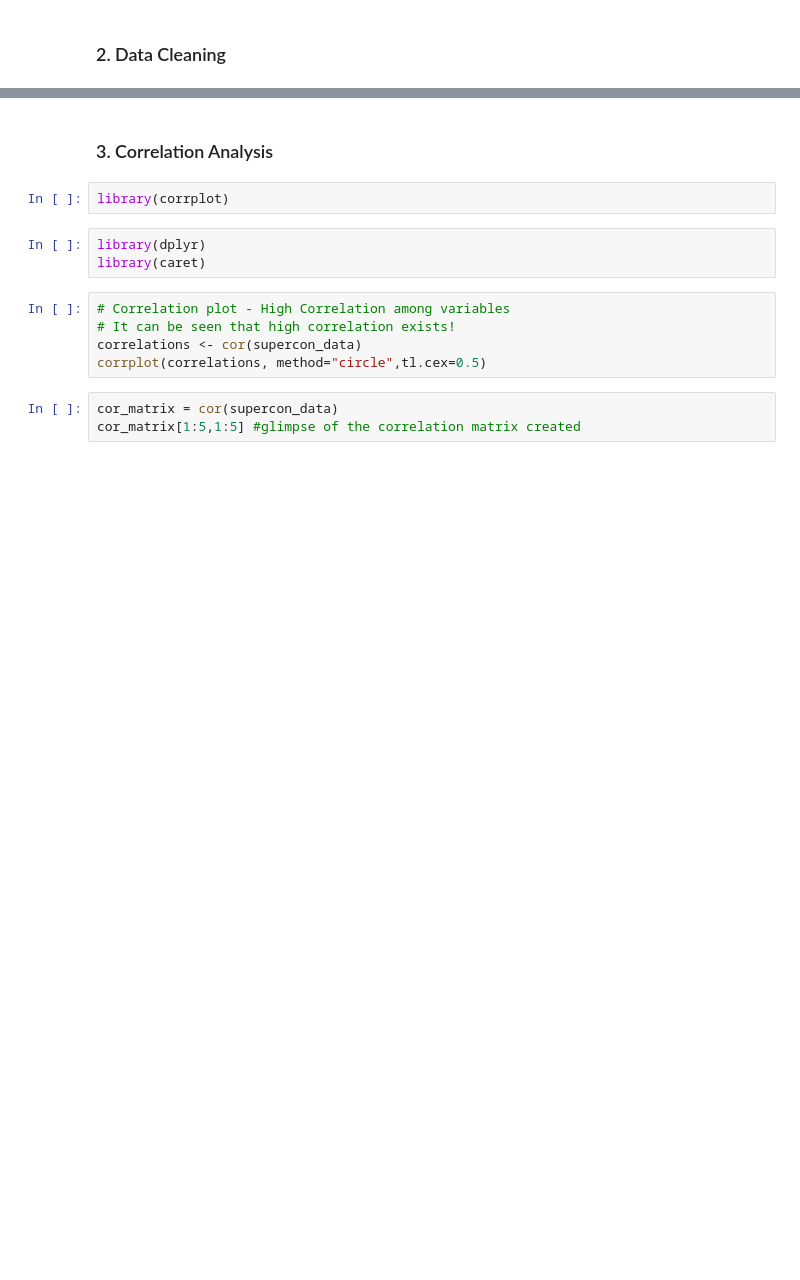
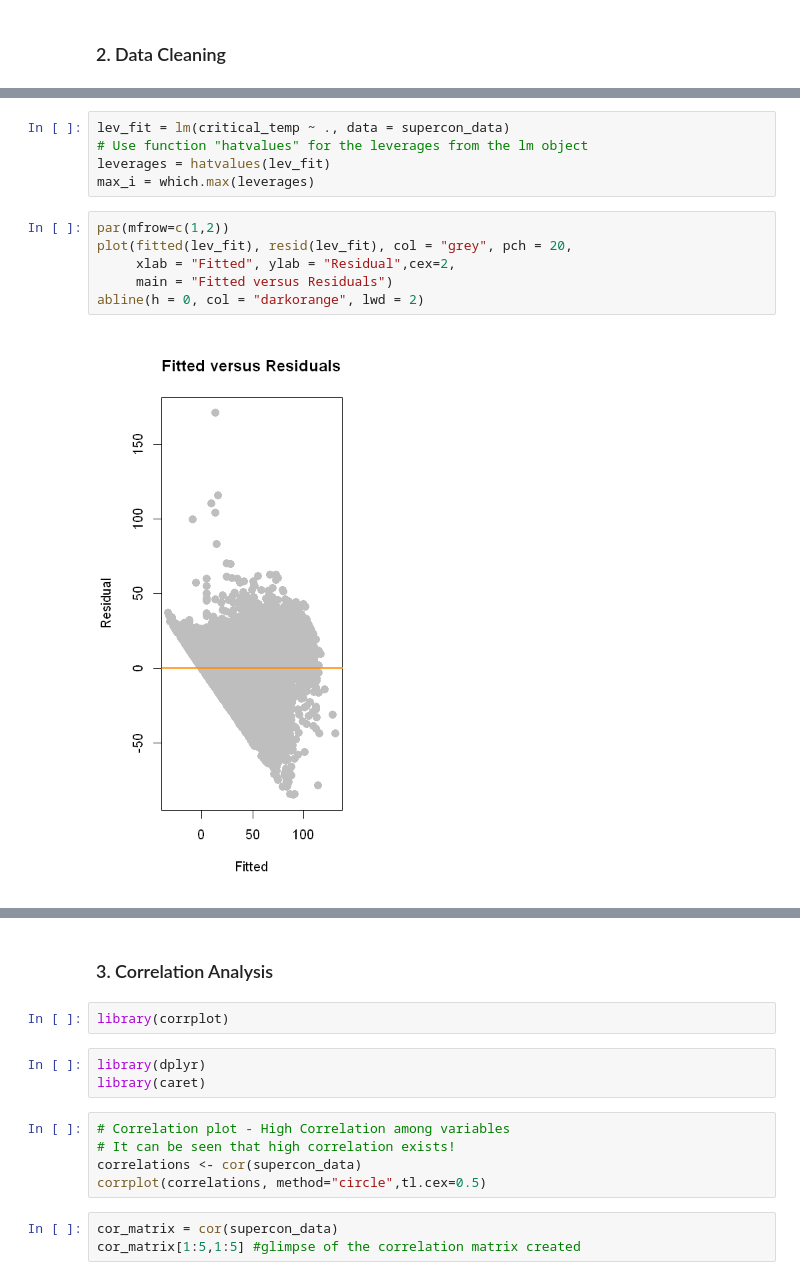
Before and after one commit to unnikrishnansivakumar/Superconductivity-Analysis, a Jupyter notebook: Superconductivity Analysis.ipynb, the cells around one changed output, grey strips where cells are left out. Cells and saved outputs as stored; diff of their text form; blank space fills up the shorter version.

```diff
--- a/Superconductivity Analysis.ipynb
+++ b/Superconductivity Analysis.ipynb
@@ -17,0 +18,13 @@ A data.frame: 5 × 82
+# %%
+lev_fit = lm(critical_temp ~ ., data = supercon_data)
+# Use function "hatvalues" for the leverages from the lm object
+leverages = hatvalues(lev_fit)
+max_i = which.max(leverages)
+# %%
+par(mfrow=c(1,2))
+plot(fitted(lev_fit), resid(lev_fit), col = "grey", pch = 20,
+     xlab = "Fitted", ylab = "Residual",cex=2,
+     main = "Fitted versus Residuals")
+abline(h = 0, col = "darkorange", lwd = 2)
+# %% [output]
+[figure, added]
```
Also changed, not shown: parts of 12 cells of this notebook.
